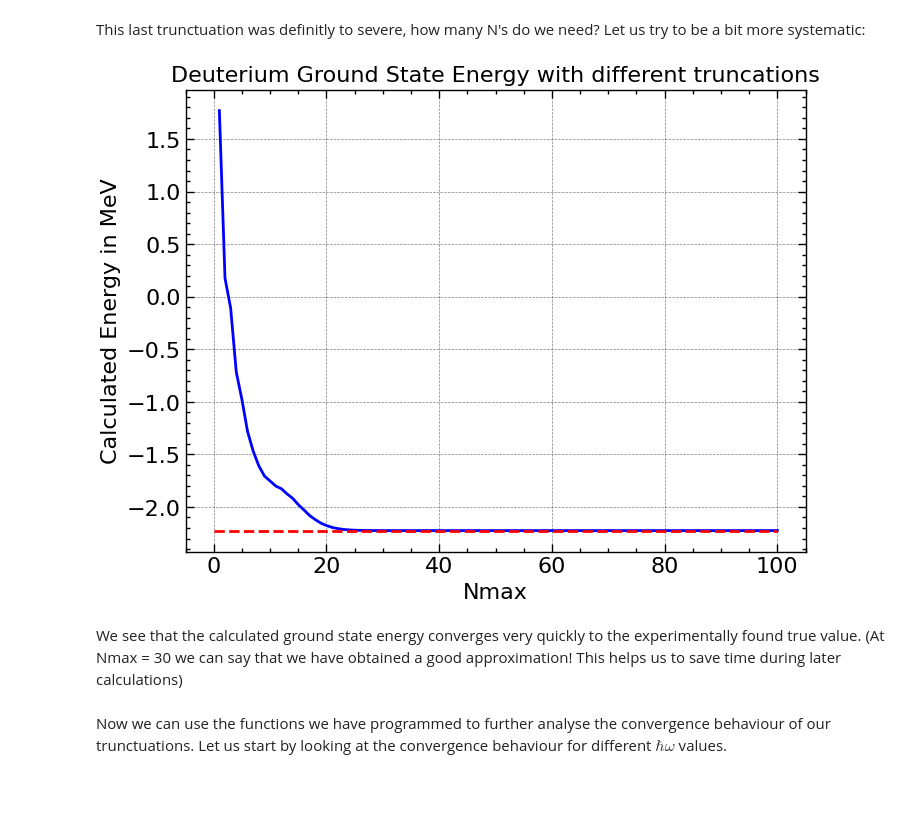
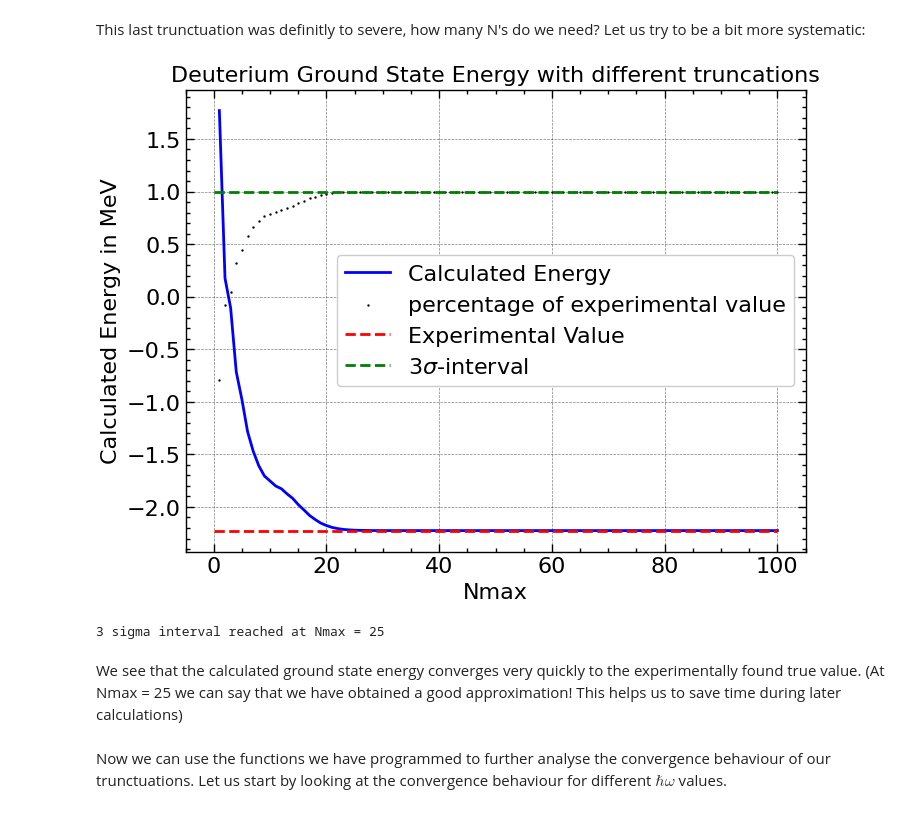
Before and after one commit to elanikum/comp_nuclear_structure_physics2025, a Jupyter notebook: deuteron_gs.ipynb, the cells around one changed output. Saved outputs shown, nothing was run; the diff lists cells and outputs as text; code cells hidden in the pictures.

```diff
--- a/deuteron_gs.ipynb
+++ b/deuteron_gs.ipynb
@@ -310,33 +310,43 @@ This last trunctuation was definitly to severe, how many N's do we need? Let us
 # %%
 def plot_gsE_vs_Nmax(file1, file2, Nmax_arr):
     """ A function that plots the ground state energy of the Hamiltonian matrix for different truncations.
     The function uses the solve_eigensystem_gsE function to solve the eigensystem for different truncations.
 
     Args:
         file1 (string): denotes path to the nuclear potential matrix file
         file2 (string): denotes path to the kinetic energy matrix file
         Nmax_arr (integer): An array of truncations to be used in the calculation.
     """
     gsE = []
     # Loop over the truncations and solve the eigensystem
     for Nmax in Nmax_arr:
         # Append the ground state energy to the list
         gsE.append(solve_eigensystem_gsE(file1, file2, Nmax))
     # Plot the ground state energy vs. truncation
     plt.plot(Nmax_arr, gsE, color="b", label = "Calculated Energy")
+    plt.scatter(Nmax_arr, np.array(gsE)/(-2.224575), color="black", s=0.5, label='percentage of experimental value')
     plt.title("Deuterium Ground State Energy with different truncations")
     plt.xlabel("Nmax")
     plt.ylabel("Calculated Energy in MeV")
     plt.hlines(-2.224575, 0, 100, colors = "r", linestyles = "dashed", label = "Experimental Value")
+    plt.hlines(0.997, 0, 100, colors = "g", linestyles = "dashed", label = "3$\sigma$-interval")
+    plt.legend()
     plt.show()
+
+    # check for which Nmax we are within the 3 sigma interval
+    for i in range(len(gsE)):
+        if gsE[i]/(-2.224575) > 0.997:
+            print(f"3 sigma interval reached at Nmax = {Nmax_arr[i]}")
+            break
 
 # Plot the ground state energy vs. truncation for the chi2bM3A potential and the hw=10 data
 Nmax_arr = np.arange(1,101, 1)
 plot_gsE_vs_Nmax(vNN_dat_chi2bM3A[0], tRel_dat[0], Nmax_arr)
 # %% [output]
-[figure, old version]
+[figure, new version]
+3 sigma interval reached at Nmax = 25
 # %% [markdown]
-We see that the calculated ground state energy converges very quickly to the experimentally found true value. (At Nmax = 30 we can say that we have obtained a good approximation! This helps us to save time during later calculations)
+We see that the calculated ground state energy converges very quickly to the experimentally found true value. (At Nmax = 25 we can say that we have obtained a good approximation! This helps us to save time during later calculations)
 # %% [markdown]
 Now we can use the functions we have programmed to further analyse the convergence behaviour of our trunctuations. Let us start by looking at the convergence behaviour for different $\hbar\omega$ values.
 # %%
```
Also changed, not shown: parts of 14 cells of this notebook.
